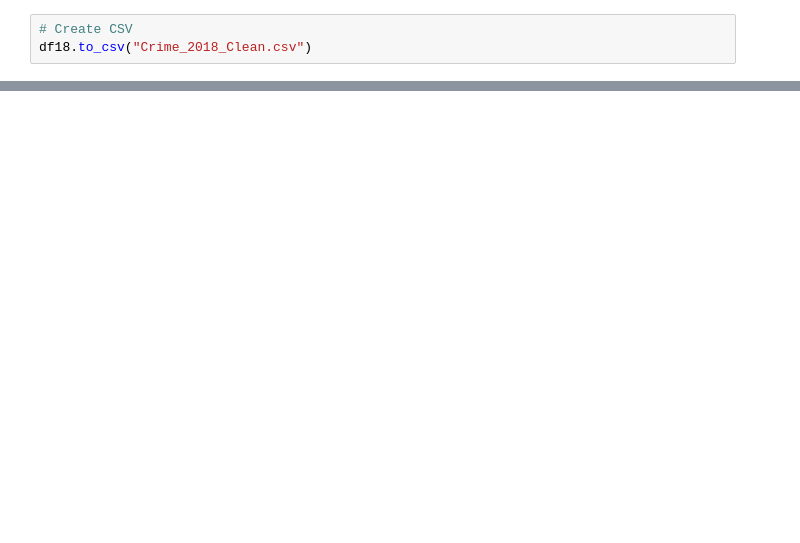
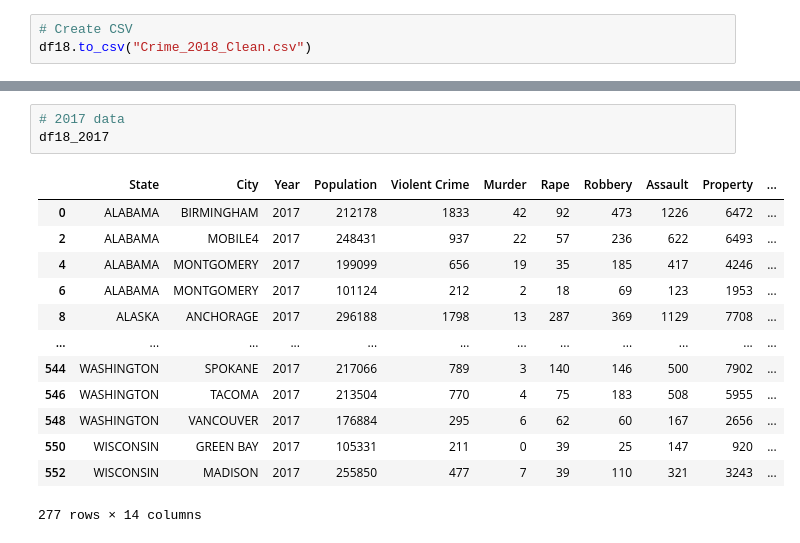
Before and after one commit to livillaranda/Project_1, a Jupyter notebook: JF/Starter_2018_jf.ipynb, the cells around one changed output, grey strips where cells are left out. Drawn from its saved outputs; the diff is of its cells as text; blank space fills up the shorter version.

```diff
--- a/JF/Starter_2018_jf.ipynb
+++ b/JF/Starter_2018_jf.ipynb
@@ -59,0 +127,17 @@ df18.to_csv("Crime_2018_Clean.csv")
+# %%
+# 2017 data
+df18_2017
+# %% [output]
+|  | State | City | Year | Population | Violent Crime | Murder | Rape | Robbery | Assault | Property | ... |
+| 0 | ALABAMA | BIRMINGHAM | 2017 | 212178 | 1833 | 42 | 92 | 473 | 1226 | 6472 | ... |
+| 2 | ALABAMA | MOBILE4 | 2017 | 248431 | 937 | 22 | 57 | 236 | 622 | 6493 | ... |
+| 4 | ALABAMA | MONTGOMERY | 2017 | 199099 | 656 | 19 | 35 | 185 | 417 | 4246 | ... |
+| 6 | ALABAMA | MONTGOMERY | 2017 | 101124 | 212 | 2 | 18 | 69 | 123 | 1953 | ... |
+| 8 | ALASKA | ANCHORAGE | 2017 | 296188 | 1798 | 13 | 287 | 369 | 1129 | 7708 | ... |
+| ... | ... | ... | ... | ... | ... | ... | ... | ... | ... | ... | ... |
+| 544 | WASHINGTON | SPOKANE | 2017 | 217066 | 789 | 3 | 140 | 146 | 500 | 7902 | ... |
+| 546 | WASHINGTON | TACOMA | 2017 | 213504 | 770 | 4 | 75 | 183 | 508 | 5955 | ... |
+| 548 | WASHINGTON | VANCOUVER | 2017 | 176884 | 295 | 6 | 62 | 60 | 167 | 2656 | ... |
+| 550 | WISCONSIN | GREEN BAY | 2017 | 105331 | 211 | 0 | 39 | 25 | 147 | 920 | ... |
+| 552 | WISCONSIN | MADISON | 2017 | 255850 | 477 | 7 | 39 | 110 | 321 | 3243 | ... |
+277 rows × 14 columns
```
Also changed, not shown: parts of 9 cells of this notebook.
